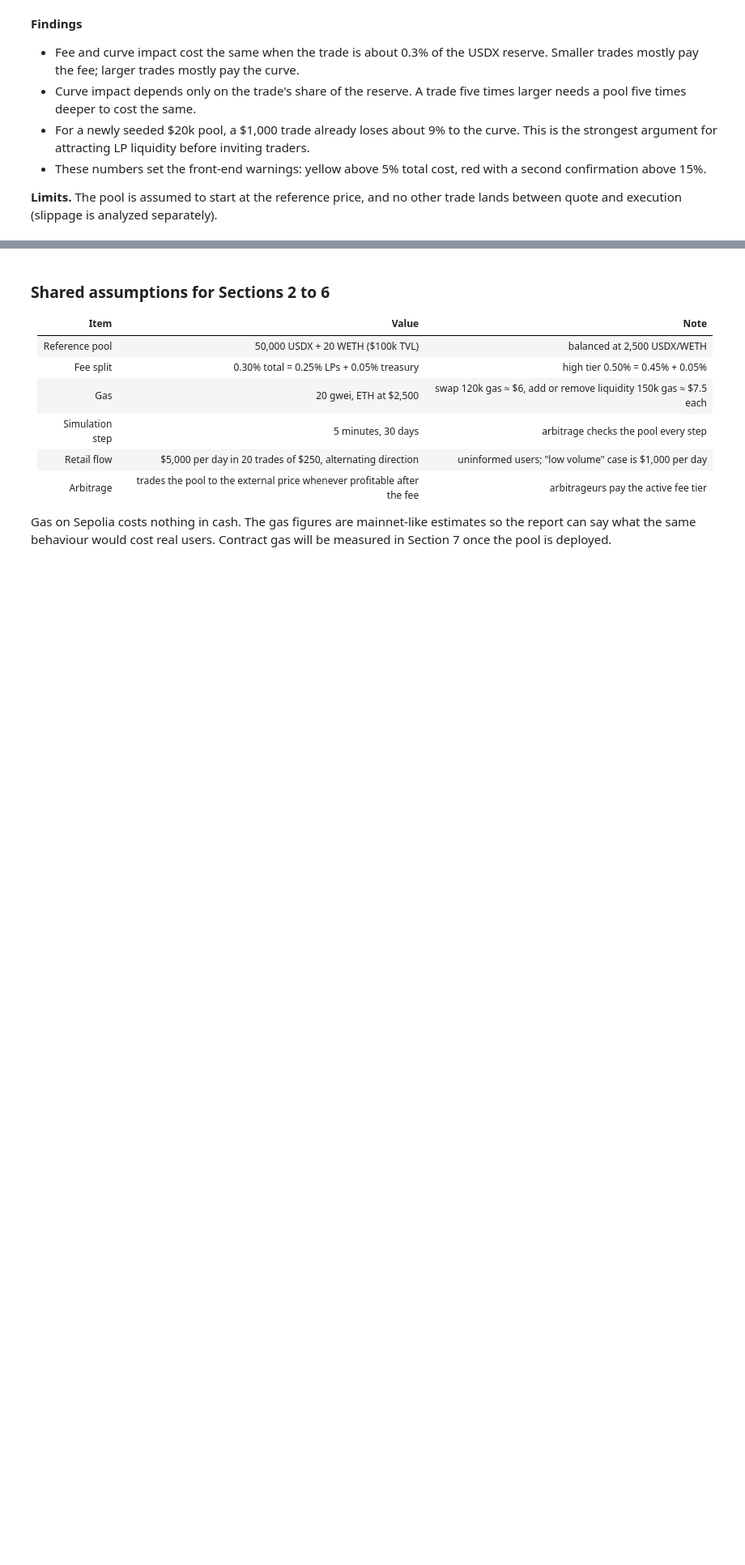
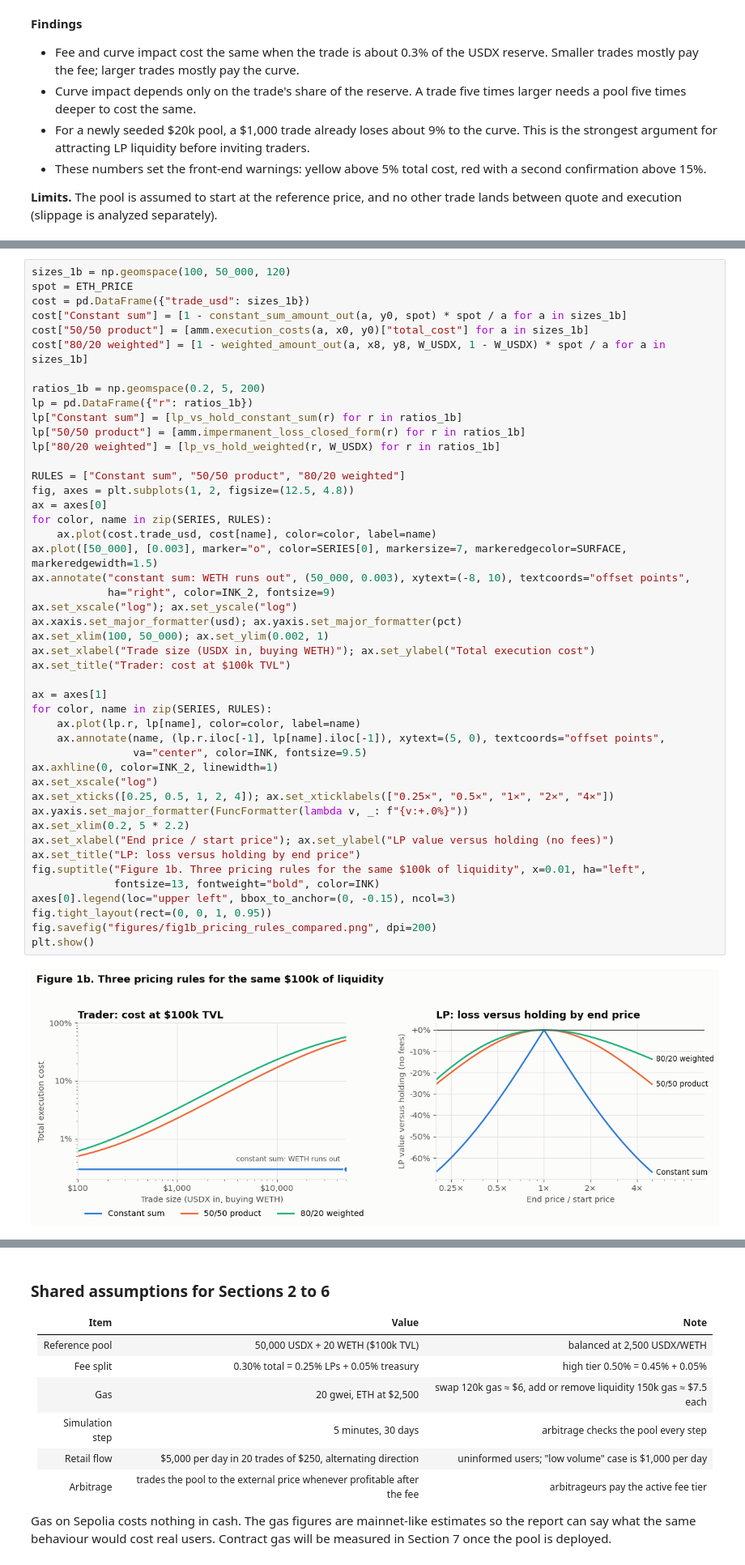
Before and after one commit to SunChuyun/Automated-Market-Maker, a Jupyter notebook: docs/analysis/financial_analysis.ipynb, the cells around one changed output, grey strips where cells are left out. Shown at 81% size. Drawn from its saved outputs; the diff is of its cells as text; blank space fills up the shorter version.

```diff
--- a/docs/analysis/financial_analysis.ipynb
+++ b/docs/analysis/financial_analysis.ipynb
@@ -184,0 +239,48 @@ pd.DataFrame(max_rows)
+# %%
+sizes_1b = np.geomspace(100, 50_000, 120)
+spot = ETH_PRICE
+cost = pd.DataFrame({"trade_usd": sizes_1b})
+cost["Constant sum"] = [1 - constant_sum_amount_out(a, y0, spot) * spot / a for a in sizes_1b]
+cost["50/50 product"] = [amm.execution_costs(a, x0, y0)["total_cost"] for a in sizes_1b]
+cost["80/20 weighted"] = [1 - weighted_amount_out(a, x8, y8, W_USDX, 1 - W_USDX) * spot / a for a in sizes_1b]
+
+ratios_1b = np.geomspace(0.2, 5, 200)
+lp = pd.DataFrame({"r": ratios_1b})
+lp["Constant sum"] = [lp_vs_hold_constant_sum(r) for r in ratios_1b]
+lp["50/50 product"] = [amm.impermanent_loss_closed_form(r) for r in ratios_1b]
+lp["80/20 weighted"] = [lp_vs_hold_weighted(r, W_USDX) for r in ratios_1b]
+
+RULES = ["Constant sum", "50/50 product", "80/20 weighted"]
+fig, axes = plt.subplots(1, 2, figsize=(12.5, 4.8))
+ax = axes[0]
+for color, name in zip(SERIES, RULES):
+    ax.plot(cost.trade_usd, cost[name], color=color, label=name)
+ax.plot([50_000], [0.003], marker="o", color=SERIES[0], markersize=7, markeredgecolor=SURFACE, markeredgewidth=1.5)
+ax.annotate("constant sum: WETH runs out", (50_000, 0.003), xytext=(-8, 10), textcoords="offset points",
+            ha="right", color=INK_2, fontsize=9)
+ax.set_xscale("log"); ax.set_yscale("log")
+ax.xaxis.set_major_formatter(usd); ax.yaxis.set_major_formatter(pct)
+ax.set_xlim(100, 50_000); ax.set_ylim(0.002, 1)
+ax.set_xlabel("Trade size (USDX in, buying WETH)"); ax.set_ylabel("Total execution cost")
+ax.set_title("Trader: cost at $100k TVL")
+
+ax = axes[1]
+for color, name in zip(SERIES, RULES):
+    ax.plot(lp.r, lp[name], color=color, label=name)
+    ax.annotate(name, (lp.r.iloc[-1], lp[name].iloc[-1]), xytext=(5, 0), textcoords="offset points",
+                va="center", color=INK, fontsize=9.5)
+ax.axhline(0, color=INK_2, linewidth=1)
+ax.set_xscale("log")
+ax.set_xticks([0.25, 0.5, 1, 2, 4]); ax.set_xticklabels(["0.25×", "0.5×", "1×", "2×", "4×"])
+ax.yaxis.set_major_formatter(FuncFormatter(lambda v, _: f"{v:+.0%}"))
+ax.set_xlim(0.2, 5 * 2.2)
+ax.set_xlabel("End price / start price"); ax.set_ylabel("LP value versus holding (no fees)")
+ax.set_title("LP: loss versus holding by end price")
+fig.suptitle("Figure 1b. Three pricing rules for the same $100k of liquidity", x=0.01, ha="left",
+             fontsize=13, fontweight="bold", color=INK)
+axes[0].legend(loc="upper left", bbox_to_anchor=(0, -0.15), ncol=3)
+fig.tight_layout(rect=(0, 0, 1, 0.95))
+fig.savefig("figures/fig1b_pricing_rules_compared.png", dpi=200)
+plt.show()
+# %% [output]
+[figure, added]
```
Also changed, not shown: parts of 7 cells of this notebook, 1 other file.
